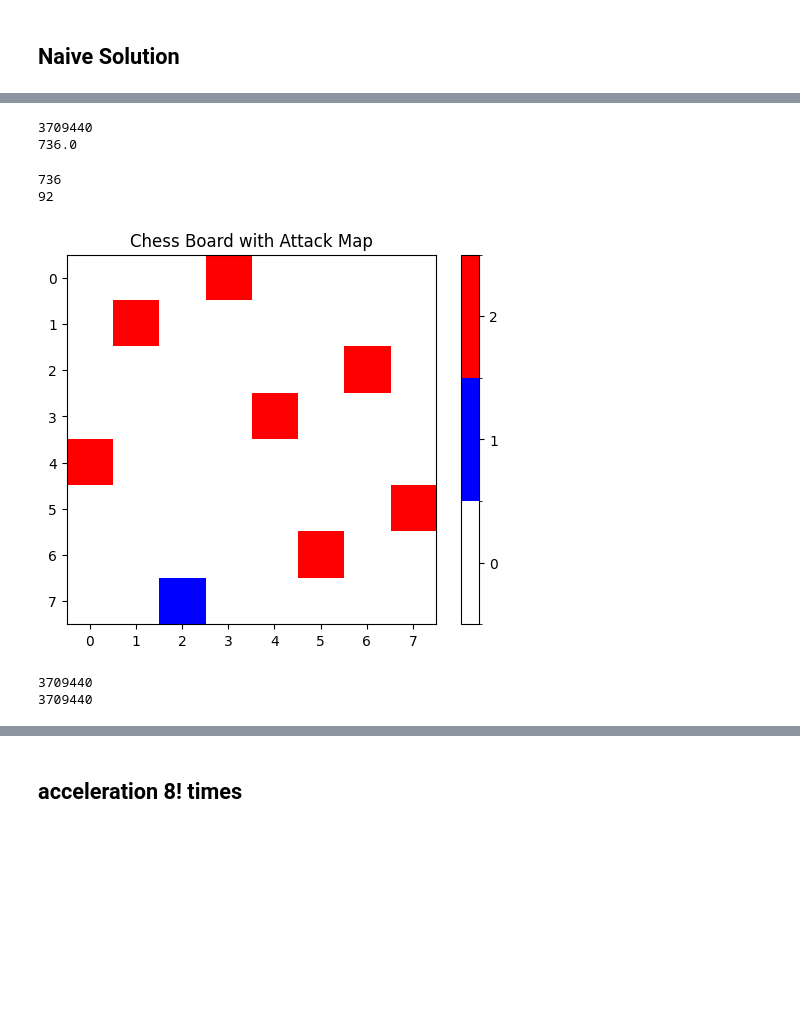
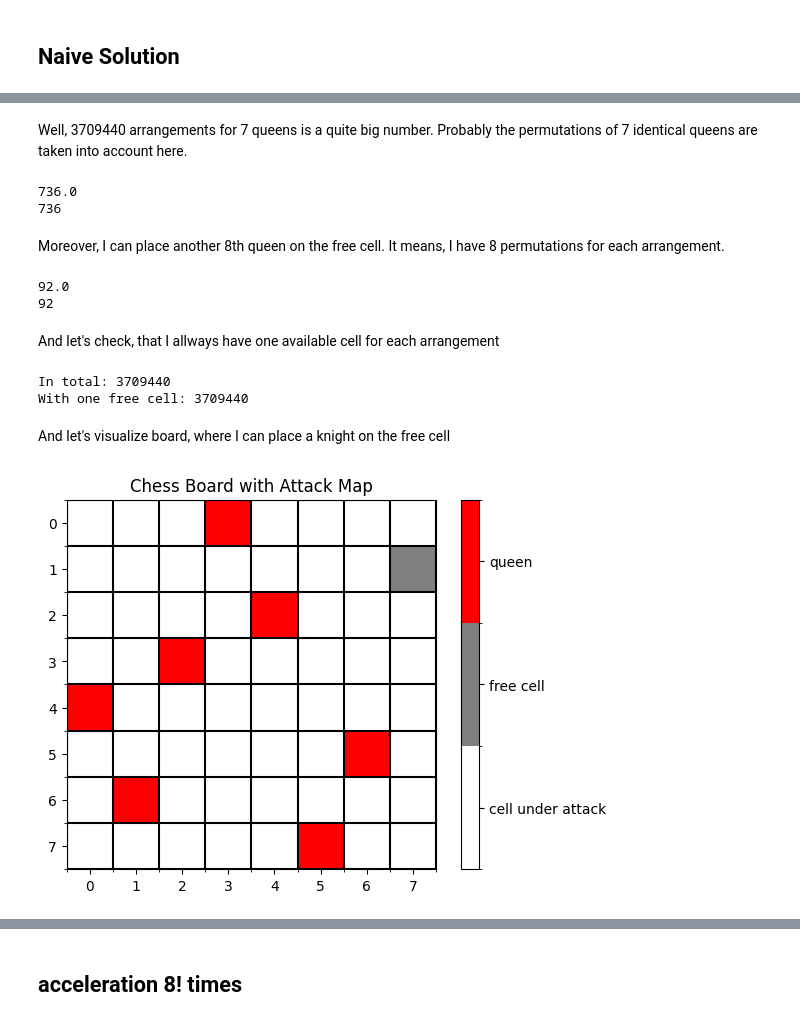
Before and after one commit to Tikhon-Radkevich/EPAM, a Jupyter notebook: combinatorics/knight.ipynb, the cells around one changed output, grey strips where cells are left out. Drawn from its saved outputs; the diff is of its cells as text; code cells hidden in the pictures; blank space fills up the shorter version.

```diff
--- a/combinatorics/knight.ipynb
+++ b/combinatorics/knight.ipynb
@@ -91,7 +93,7 @@ def visualize_chess_board(attack_map, title="Chess Board with Attack Map", show_
     ax = plt.gca()
     ax.set_xticks(np.arange(-0.5, 8, 1), minor=True)
     ax.set_yticks(np.arange(-0.5, 8, 1), minor=True)
-    ax.grid(which="minor", color="black", linestyle='-', linewidth=2)
+    ax.grid(which="minor", color="black", linestyle='-', linewidth=1.5)
 
     if show_colorbar:
         cbar = plt.colorbar(ticks=[0, 1, 2])
@@ -133,30 +139,32 @@ visualize_chess_board(attack_map)
 # %% [markdown]
 ## Naive Solution
 # %%
-good_boards = []
-good_queens_coords = []
-both_coords = []
+# I will save all available cells and all placed queens coordinates
+available_coords = []  # here will be one available (free) cell for each arrangement
+coords_of_placed_queens = []  # here will be 7 coordinates of placed queens for each arrangement
+both_coords = []  # here will be all 8 coords for each arrangement
 
-def put_queen(cur_chess_board, cur_queens_coords, first_loop=False):
-    if len(cur_chess_board) == 0:
+def put_queen(cur_available_coords, cur_queens_coords, first_loop=False):
+    if len(cur_available_coords) == 0:
+        # because we need at least one cell to place knight
         return
     if len(cur_queens_coords) == 7:
-        good_boards.append(cur_chess_board)
-        good_queens_coords.append(cur_queens_coords)
-        both_coords.append(set.union(cur_chess_board, cur_queens_coords))
+        available_coords.append(cur_available_coords)
+        coords_of_placed_queens.append(cur_queens_coords)
+        both_coords.append(set.union(cur_available_coords, cur_queens_coords))
         return
 
-    for i, queen_coord in enumerate(cur_chess_board):
-        if first_loop:
+    for i, queen_coord in enumerate(cur_available_coords):
+        if first_loop:  # to show progress: 64 iterations in first loop
             print(f"{i}) {queen_coord}")
 
-        board = cur_chess_board.copy()
+        board = cur_available_coords.copy()
         queens_coords = cur_queens_coords.copy()
         queens_coords.add(queen_coord)
 
         for queen_attack_coords in get_queen_attack_coords(*queen_coord):
             board.discard(queen_attack_coords)
 
-        put_queen(board, queens_coords)
+        put_queen(board, queens_coords, first_loop=False)
 
     return
@@ -184,34 +212,39 @@ put_queen(c_b, set(), True)
+# %% [markdown]
+Well, 3709440 arrangements for 7 queens is a quite big number. Probably the permutations of 7 identical queens are taken into account here.
 # %%
-N = len(good_queens_coords)
-print(N)
-
 fact_7 = 2*3*4*5*6*7
 print(N / fact_7)
+
+# I can check the number of unique queen placements
+sorted_queens = set(map(lambda q_coords: tuple(sorted(q_coords)), coords_of_placed_queens))
+print(len(sorted_queens))
 # %% [output]
-3709440
 736.0
+736
+# %% [markdown]
+Moreover, I can place another 8th queen on the free cell. It means, I have 8 permutations for each arrangement.
 # %%
-sorted_queens = set(map(lambda x: tuple(sorted(x)), good_queens_coords))
-print(len(sorted_queens))
+print(N / (fact_7*8))
 
-sorted_both = set(map(lambda x: tuple(sorted(x)), both_coords))
+sorted_both = set(map(lambda b_coords: tuple(sorted(b_coords)), both_coords))
 print(len(sorted_both))
 # %% [output]
-736
+92.0
 92
+# %% [markdown]
+And let's check, that I allways have one available cell for each arrangement
+# %%
+length_of_available_cells = [len(a_coord) for a_coord in available_coords]
+print("In total:", len(length_of_available_cells))
+print("With one free cell:", length_of_available_cells.count(1))
+# %% [output]
+In total: 3709440
+With one free cell: 3709440
+# %% [markdown]
+And let's visualize board, where I can place a knight on the free cell
 # %%
-board_idx = 111244
-board_to_show = good_boards[board_idx]
-queen_coords_to_show = good_queens_coords[board_idx]
-
-attack_board = get_attack_board(board_to_show, queen_coords_to_show)
-visualize_chess_board(attack_board)
+board_idx = 11111
+attack_map_to_show = get_attack_board(coords_of_placed_queens[board_idx], available_coords[board_idx])
+visualize_chess_board(attack_map_to_show)
 # %% [output]
-[figure, old version]
+[figure, new version]
-# %%
-lens_of_boards = [len(board) for board in good_boards]
-print(len(lens_of_boards))
-print(lens_of_boards.count(1))
-# %% [output]
-3709440
-3709440
```
Also changed, not shown: parts of 38 cells of this notebook.
